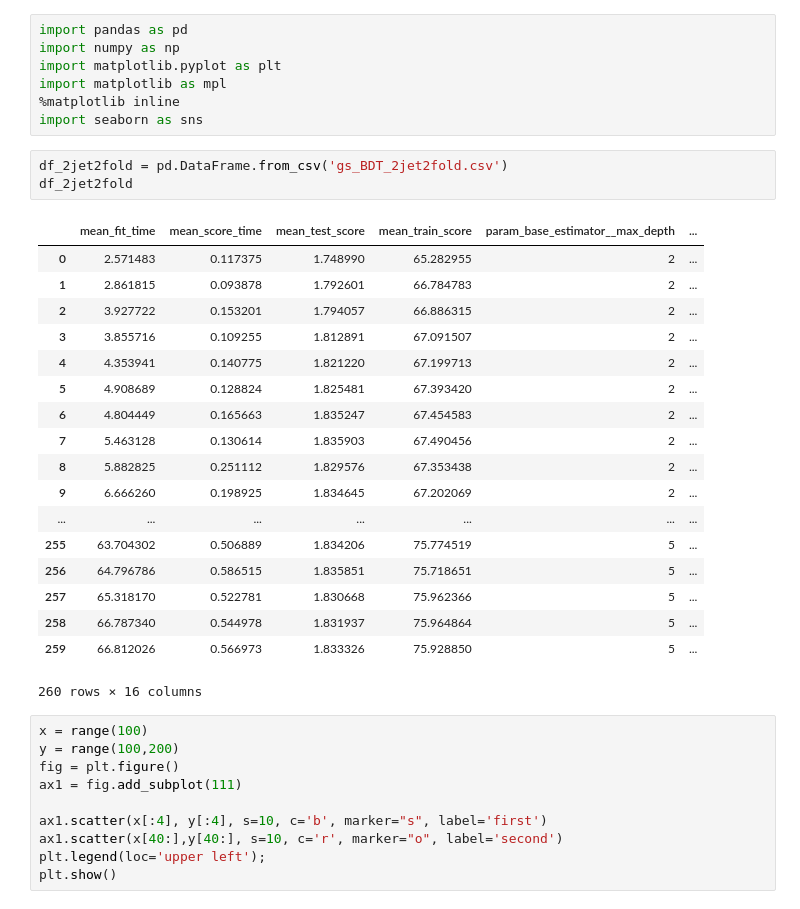
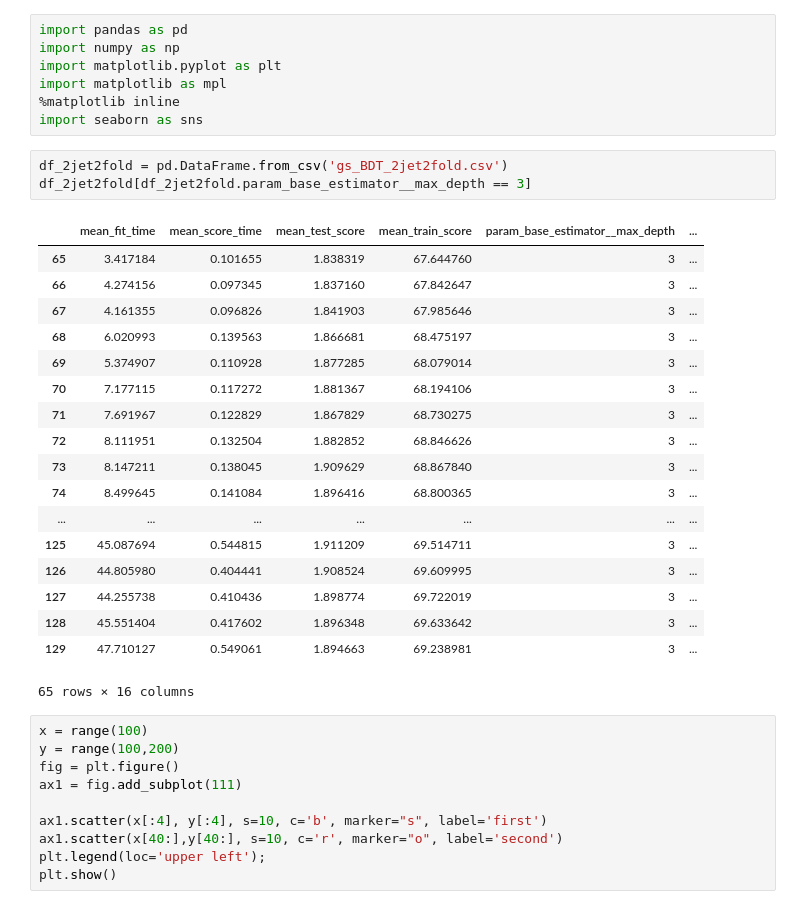
Before and after one commit to jimpala/msci-hep, a Jupyter notebook: skl_gridsearches/BDT_gridsearch_explore.ipynb, the cells around one changed output. Drawn from its saved outputs; the diff is of its cells as text.

```diff
--- a/skl_gridsearches/BDT_gridsearch_explore.ipynb
+++ b/skl_gridsearches/BDT_gridsearch_explore.ipynb
@@ -7,26 +7,26 @@ import matplotlib as mpl
 import seaborn as sns
 # %%
 df_2jet2fold = pd.DataFrame.from_csv('gs_BDT_2jet2fold.csv')
-df_2jet2fold
+df_2jet2fold[df_2jet2fold.param_base_estimator__max_depth == 3]
 # %% [output]
 |  | mean_fit_time | mean_score_time | mean_test_score | mean_train_score | param_base_estimator__max_depth | ... |
-| 0 | 2.571483 | 0.117375 | 1.748990 | 65.282955 | 2 | ... |
-| 1 | 2.861815 | 0.093878 | 1.792601 | 66.784783 | 2 | ... |
-| 2 | 3.927722 | 0.153201 | 1.794057 | 66.886315 | 2 | ... |
-| 3 | 3.855716 | 0.109255 | 1.812891 | 67.091507 | 2 | ... |
-| 4 | 4.353941 | 0.140775 | 1.821220 | 67.199713 | 2 | ... |
-| 5 | 4.908689 | 0.128824 | 1.825481 | 67.393420 | 2 | ... |
-| 6 | 4.804449 | 0.165663 | 1.835247 | 67.454583 | 2 | ... |
-| 7 | 5.463128 | 0.130614 | 1.835903 | 67.490456 | 2 | ... |
-| 8 | 5.882825 | 0.251112 | 1.829576 | 67.353438 | 2 | ... |
-| 9 | 6.666260 | 0.198925 | 1.834645 | 67.202069 | 2 | ... |
+| 65 | 3.417184 | 0.101655 | 1.838319 | 67.644760 | 3 | ... |
+| 66 | 4.274156 | 0.097345 | 1.837160 | 67.842647 | 3 | ... |
+| 67 | 4.161355 | 0.096826 | 1.841903 | 67.985646 | 3 | ... |
+| 68 | 6.020993 | 0.139563 | 1.866681 | 68.475197 | 3 | ... |
+| 69 | 5.374907 | 0.110928 | 1.877285 | 68.079014 | 3 | ... |
+| 70 | 7.177115 | 0.117272 | 1.881367 | 68.194106 | 3 | ... |
+| 71 | 7.691967 | 0.122829 | 1.867829 | 68.730275 | 3 | ... |
+| 72 | 8.111951 | 0.132504 | 1.882852 | 68.846626 | 3 | ... |
+| 73 | 8.147211 | 0.138045 | 1.909629 | 68.867840 | 3 | ... |
+| 74 | 8.499645 | 0.141084 | 1.896416 | 68.800365 | 3 | ... |
 | ... | ... | ... | ... | ... | ... | ... |
-| 255 | 63.704302 | 0.506889 | 1.834206 | 75.774519 | 5 | ... |
-| 256 | 64.796786 | 0.586515 | 1.835851 | 75.718651 | 5 | ... |
-| 257 | 65.318170 | 0.522781 | 1.830668 | 75.962366 | 5 | ... |
-| 258 | 66.787340 | 0.544978 | 1.831937 | 75.964864 | 5 | ... |
-| 259 | 66.812026 | 0.566973 | 1.833326 | 75.928850 | 5 | ... |
+| 125 | 45.087694 | 0.544815 | 1.911209 | 69.514711 | 3 | ... |
+| 126 | 44.805980 | 0.404441 | 1.908524 | 69.609995 | 3 | ... |
+| 127 | 44.255738 | 0.410436 | 1.898774 | 69.722019 | 3 | ... |
+| 128 | 45.551404 | 0.417602 | 1.896348 | 69.633642 | 3 | ... |
+| 129 | 47.710127 | 0.549061 | 1.894663 | 69.238981 | 3 | ... |
-260 rows × 16 columns
+65 rows × 16 columns
 # %%
 x = range(100)
 y = range(100,200)
```
Also changed, not shown: 3 other files.
